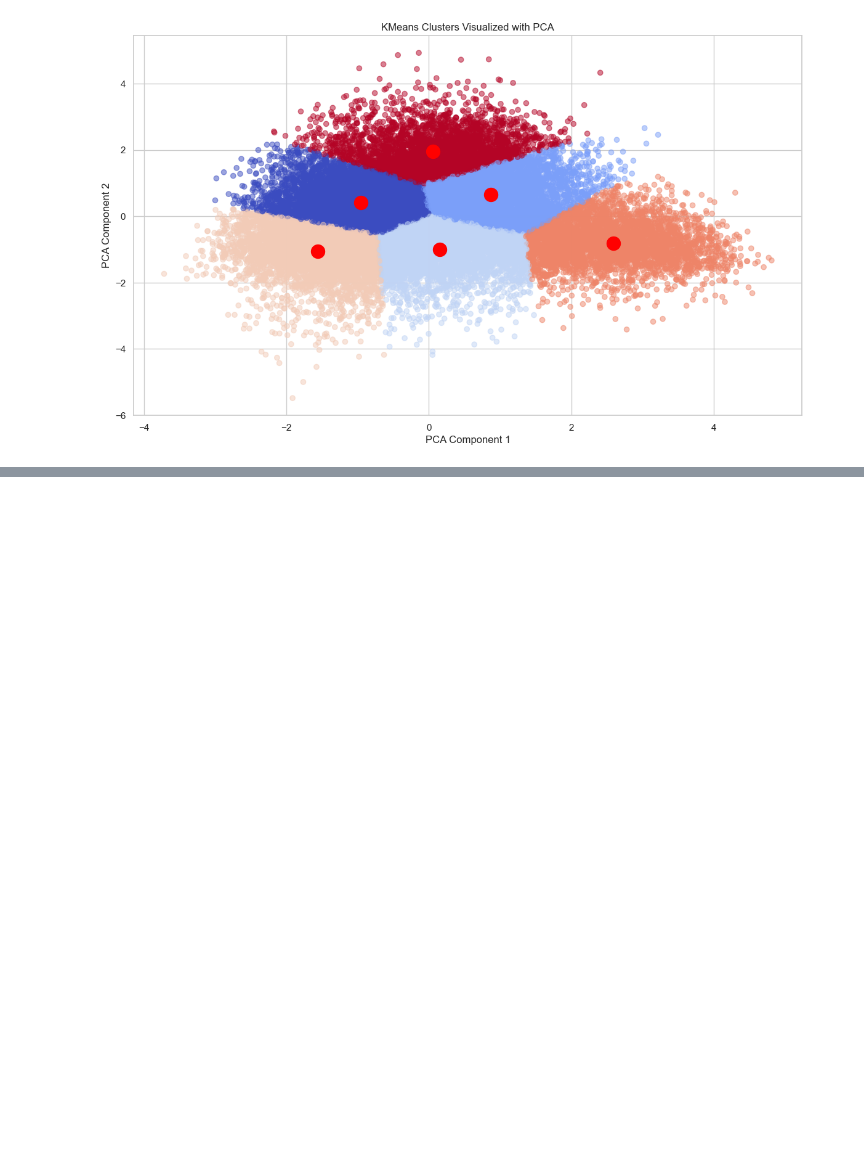
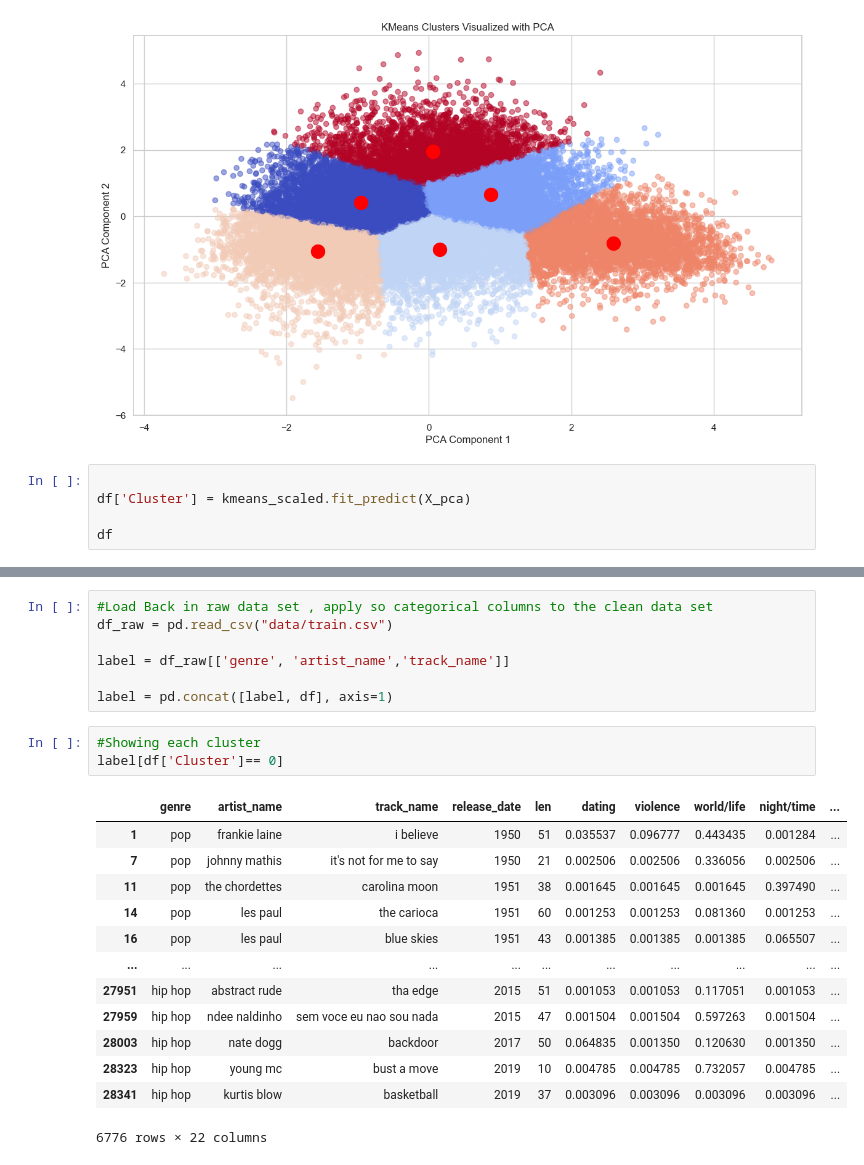
Before and after one commit to GClark89/MusicTrain, a Jupyter notebook: Model.ipynb, the cells around one changed output, grey strips where cells are left out. Saved outputs shown, nothing was run; the diff lists cells and outputs as text; blank space fills up the shorter version.

```diff
--- a/Model.ipynb
+++ b/Model.ipynb
@@ -229,3 +229,8 @@ plt.ylabel('PCA Component 2')
 plt.show()
 # %% [output]
 [figure]
+# %%
+
+df['Cluster'] = kmeans_scaled.fit_predict(X_pca)
+
+df
@@ -231,0 +251,24 @@ plt.show()
+# %%
+#Load Back in raw data set , apply so categorical columns to the clean data set
+df_raw = pd.read_csv("data/train.csv")
+
+label = df_raw[['genre', 'artist_name','track_name']]
+
+label = pd.concat([label, df], axis=1)
+# %%
+#Showing each cluster
+label[df['Cluster']== 0]
+# %% [output]
+|  | genre | artist_name | track_name | release_date | len | dating | violence | world/life | night/time | ... |
+| 1 | pop | frankie laine | i believe | 1950 | 51 | 0.035537 | 0.096777 | 0.443435 | 0.001284 | ... |
+| 7 | pop | johnny mathis | it's not for me to say | 1950 | 21 | 0.002506 | 0.002506 | 0.336056 | 0.002506 | ... |
+| 11 | pop | the chordettes | carolina moon | 1951 | 38 | 0.001645 | 0.001645 | 0.001645 | 0.397490 | ... |
+| 14 | pop | les paul | the carioca | 1951 | 60 | 0.001253 | 0.001253 | 0.081360 | 0.001253 | ... |
+| 16 | pop | les paul | blue skies | 1951 | 43 | 0.001385 | 0.001385 | 0.001385 | 0.065507 | ... |
+| ... | ... | ... | ... | ... | ... | ... | ... | ... | ... | ... |
+| 27951 | hip hop | abstract rude | tha edge | 2015 | 51 | 0.001053 | 0.001053 | 0.117051 | 0.001053 | ... |
+| 27959 | hip hop | ndee naldinho | sem voce eu nao sou nada | 2015 | 47 | 0.001504 | 0.001504 | 0.597263 | 0.001504 | ... |
+| 28003 | hip hop | nate dogg | backdoor | 2017 | 50 | 0.064835 | 0.001350 | 0.120630 | 0.001350 | ... |
+| 28323 | hip hop | young mc | bust a move | 2019 | 10 | 0.004785 | 0.004785 | 0.732057 | 0.004785 | ... |
+| 28341 | hip hop | kurtis blow | basketball | 2019 | 37 | 0.003096 | 0.003096 | 0.003096 | 0.003096 | ... |
+6776 rows × 22 columns
```
Also changed, not shown: parts of 7 cells of this notebook, 2 other files.
